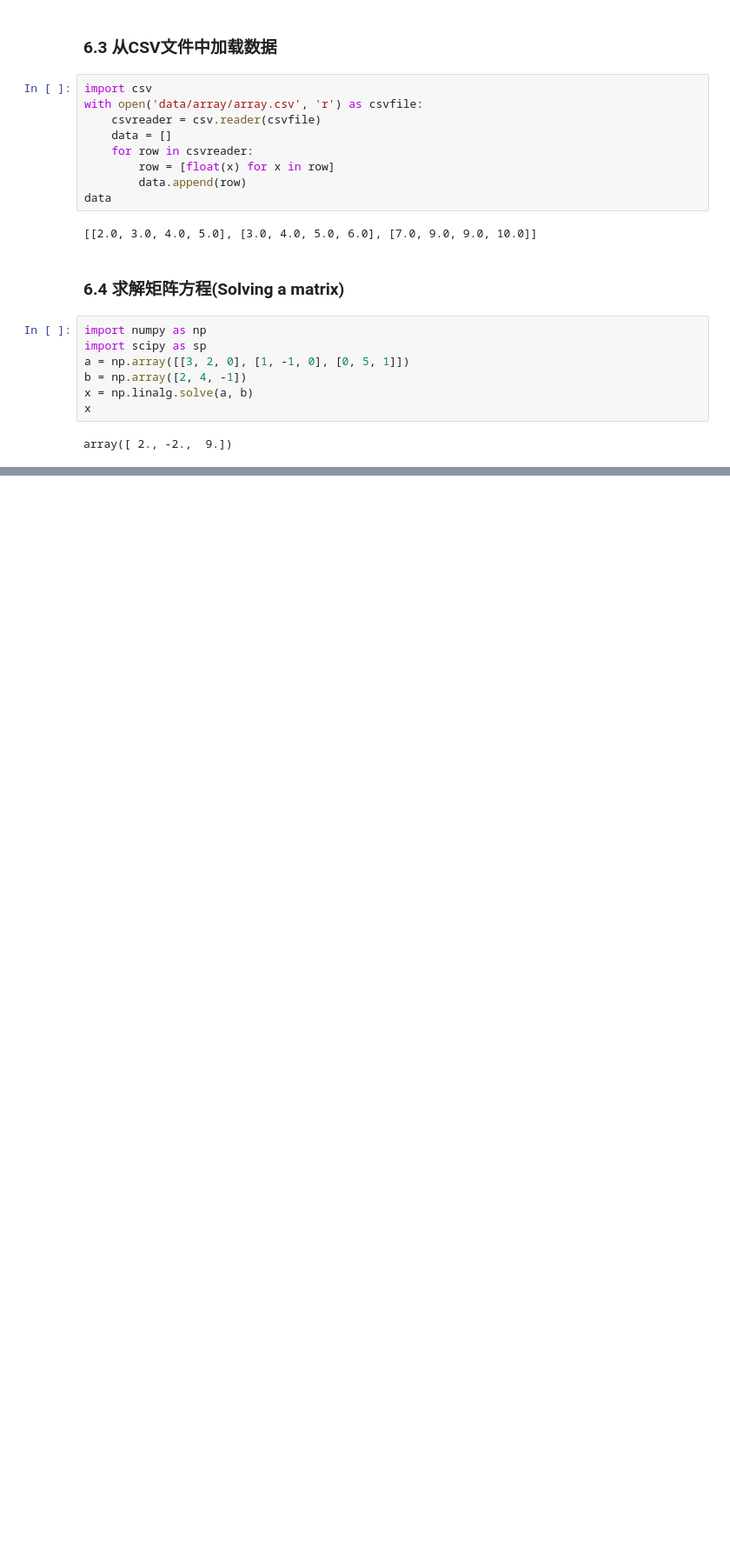
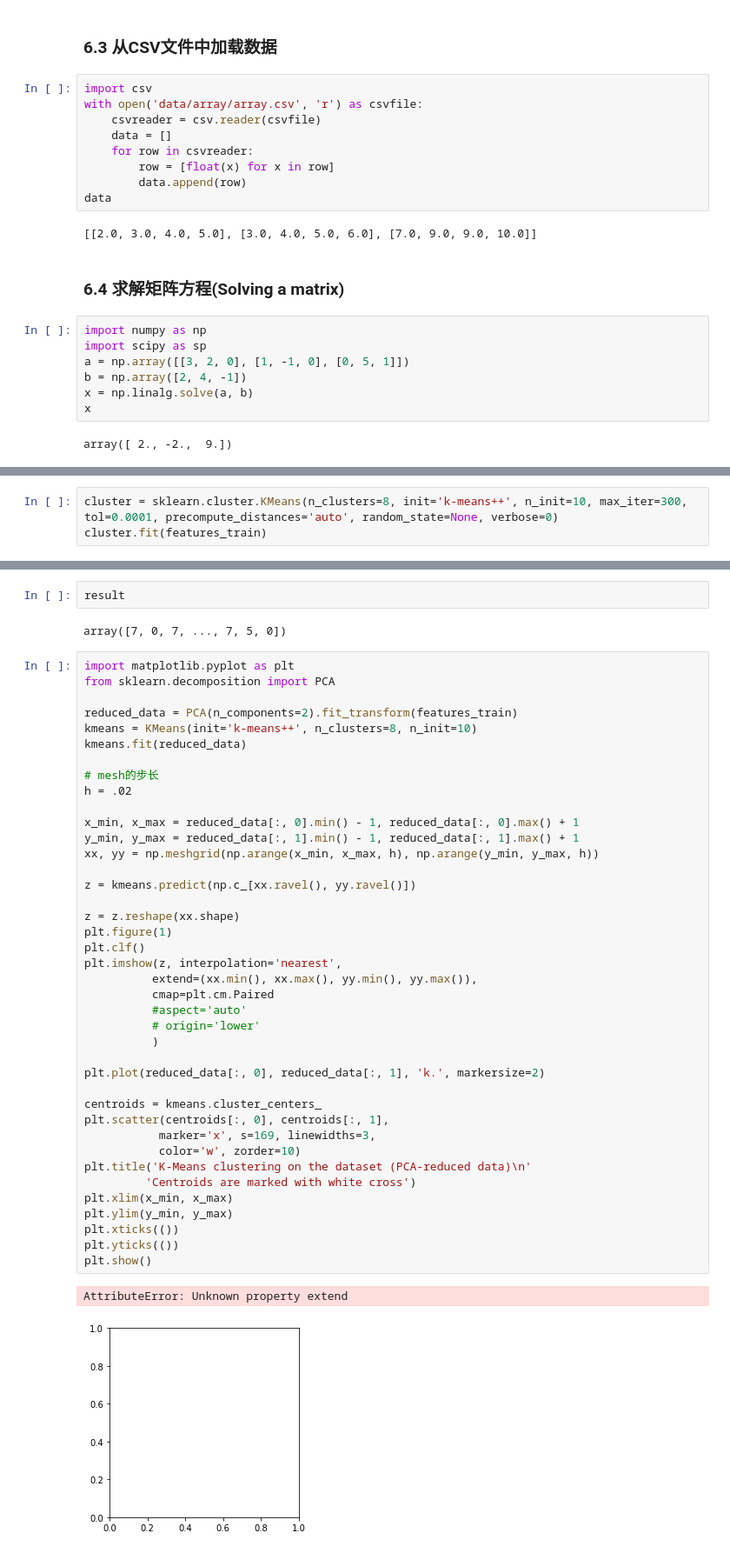
Before and after one commit to liulixiang1988/documents, a Jupyter notebook: Python数据科学101.ipynb, the cells around one changed output, grey strips where cells are left out. Shown at 87% size. Cells and saved outputs as stored; diff of their text form; blank space fills up the shorter version.

```diff
--- a/Python数据科学101.ipynb
+++ b/Python数据科学101.ipynb
@@ -478,0 +780,3 @@ array([ 2., -2.,  9.])
+# %%
+cluster = sklearn.cluster.KMeans(n_clusters=8, init='k-means++', n_init=10, max_iter=300, tol=0.0001, precompute_distances='auto', random_state=None, verbose=0)
+cluster.fit(features_train)
@@ -478,0 +790,47 @@ array([ 2., -2.,  9.])
+# %%
+result
+# %% [output]
+array([7, 0, 7, ..., 7, 5, 0])
+# %%
+import matplotlib.pyplot as plt
+from sklearn.decomposition import PCA
+
+reduced_data = PCA(n_components=2).fit_transform(features_train)
+kmeans = KMeans(init='k-means++', n_clusters=8, n_init=10)
+kmeans.fit(reduced_data)
+
+# mesh的步长
+h = .02
+
+x_min, x_max = reduced_data[:, 0].min() - 1, reduced_data[:, 0].max() + 1
+y_min, y_max = reduced_data[:, 1].min() - 1, reduced_data[:, 1].max() + 1
+xx, yy = np.meshgrid(np.arange(x_min, x_max, h), np.arange(y_min, y_max, h))
+
+z = kmeans.predict(np.c_[xx.ravel(), yy.ravel()])
+
+z = z.reshape(xx.shape)
+plt.figure(1)
+plt.clf()
+plt.imshow(z, interpolation='nearest',
+          extend=(xx.min(), xx.max(), yy.min(), yy.max()),
+          cmap=plt.cm.Paired
+          #aspect='auto'
+          # origin='lower'
+          )
+
+plt.plot(reduced_data[:, 0], reduced_data[:, 1], 'k.', markersize=2)
+
+centroids = kmeans.cluster_centers_
+plt.scatter(centroids[:, 0], centroids[:, 1],
+           marker='x', s=169, linewidths=3,
+           color='w', zorder=10)
+plt.title('K-Means clustering on the dataset (PCA-reduced data)\n'
+         'Centroids are marked with white cross')
+plt.xlim(x_min, x_max)
+plt.ylim(y_min, y_max)
+plt.xticks(())
+plt.yticks(())
+plt.show()
+# %% [output]
+AttributeError: Unknown property extend
+[figure, added]
```
Also changed, not shown: parts of 27 cells of this notebook.
